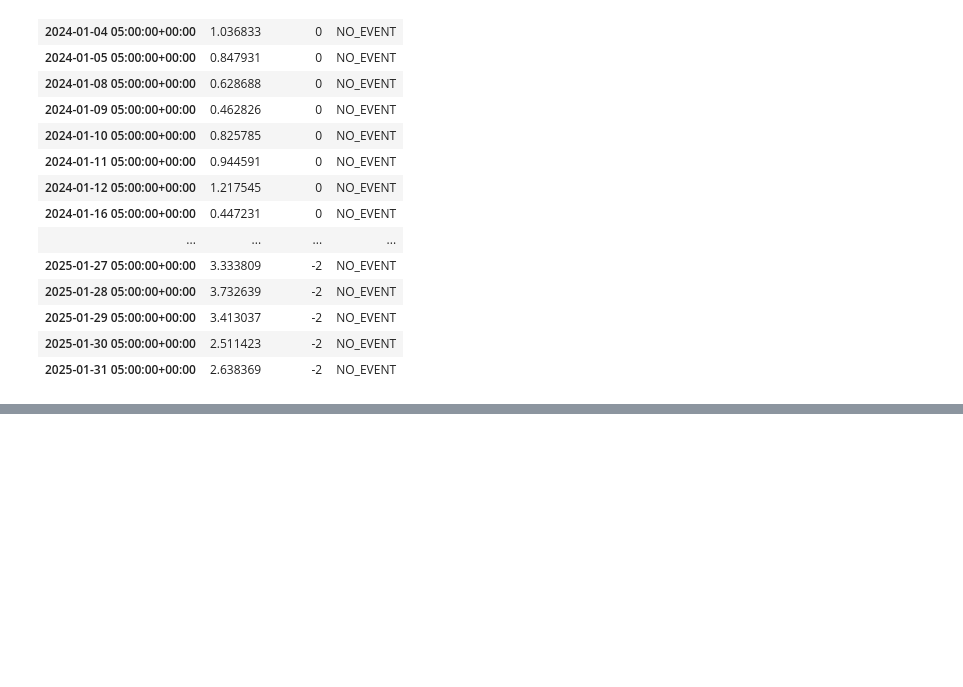
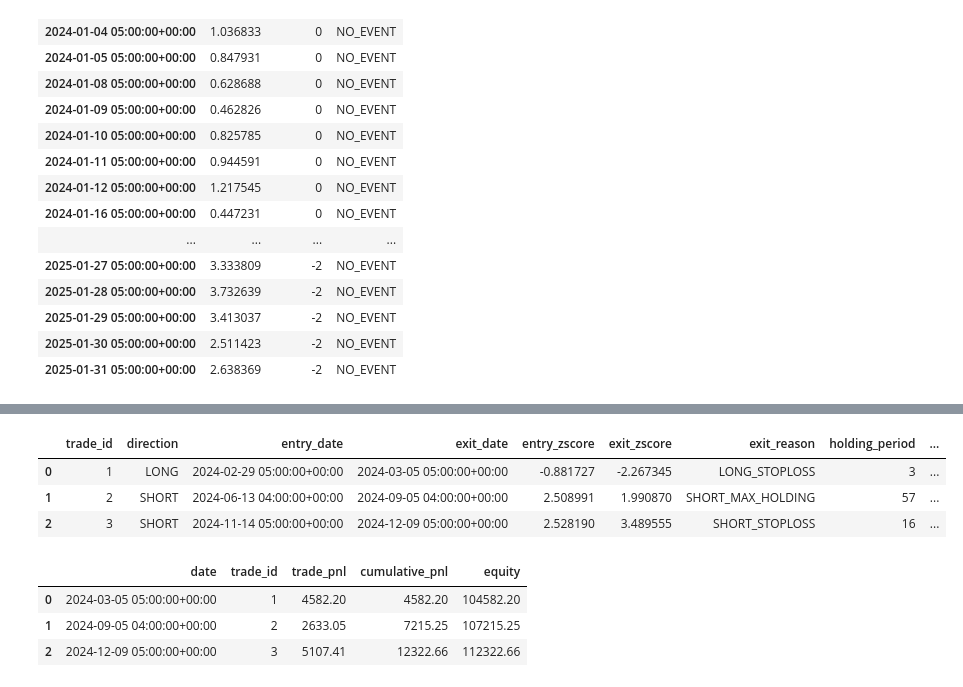
Before and after one commit to v-armaan/pairs-trading-bot, a Jupyter notebook: notebooks/05_signal_generation.ipynb, the cells around one changed output, grey strips where cells are left out. Cells and saved outputs as stored; diff of their text form; code cells hidden in the pictures; blank space fills up the shorter version.

Commit message:
single pair trades,pnl,equity_curve

```diff
--- a/notebooks/05_signal_generation.ipynb
+++ b/notebooks/05_signal_generation.ipynb
@@ -557,0 +697,47 @@ trade_df["exit_reason"]=np.nan
+# %%
+from math import floor
+initial_capital=100000
+pandl_all=[]
+for _,row in trade_df.iterrows():
+    entry_date=row["entry_date"]
+    exit_date=row["exit_date"]
+    direction=row["direction"]
+    entry_price_A=trading_data.loc[entry_date,"AMD"]
+    entry_price_B=trading_data.loc[entry_date,"MSFT"]
+    exit_price_A=trading_data.loc[exit_date,"AMD"]
+    exit_price_B=trading_data.loc[exit_date,"MSFT"]
+    shares_A=floor(initial_capital/(2*entry_price_A))
+    shares_B=floor(initial_capital/(2*entry_price_B))
+    if direction=="LONG":
+        pnl_A=shares_A*(exit_price_A-entry_price_A)
+        pnl_B=shares_B*(entry_price_B-exit_price_B)
+    elif direction=="SHORT":
+        pnl_A=shares_A*(entry_price_A-exit_price_A)
+        pnl_B=shares_B*(exit_price_B-entry_price_B)
+    total_pnl=pnl_A+pnl_B
+    trade_return=total_pnl/initial_capital
+    pandl_all.append(
+        {
+        "entry_price_A":entry_price_A,
+        "exit_price_A":exit_price_A,
+        "entry_price_B":entry_price_B,
+        "exit_price_B":exit_price_B,
+        "shares_A":shares_A,
+        "shares_B":shares_B,
+        "pnl_A":pnl_A,
+        "pnl_B":pnl_B,
+        "total_pnl":total_pnl,
+        "trade_return%":trade_return*100
+        }
+                     )
+pnl_df=pd.DataFrame(pandl_all)
+pnl_df=pd.concat([
+    trade_df,
+    pnl_df
+],axis=1)
+pnl_df
+# %% [output]
+|  | trade_id | direction | entry_date | exit_date | entry_zscore | exit_zscore | exit_reason | holding_period | ... |
+| 0 | 1 | LONG | 2024-02-29 05:00:00+00:00 | 2024-03-05 05:00:00+00:00 | -0.881727 | -2.267345 | LONG_STOPLOSS | 3 | ... |
+| 1 | 2 | SHORT | 2024-06-13 04:00:00+00:00 | 2024-09-05 04:00:00+00:00 | 2.508991 | 1.990870 | SHORT_MAX_HOLDING | 57 | ... |
+| 2 | 3 | SHORT | 2024-11-14 05:00:00+00:00 | 2024-12-09 05:00:00+00:00 | 2.528190 | 3.489555 | SHORT_STOPLOSS | 16 | ... |
@@ -557,0 +747,13 @@ trade_df["exit_reason"]=np.nan
+# %%
+from src.backtest.portfolio import build_equity_curve
+portfolio_df = build_equity_curve(
+    pnl_df,
+    initial_capital=100000
+)
+
+portfolio_df
+# %% [output]
+|  | date | trade_id | trade_pnl | cumulative_pnl | equity |
+| 0 | 2024-03-05 05:00:00+00:00 | 1 | 4582.20 | 4582.20 | 104582.20 |
+| 1 | 2024-09-05 04:00:00+00:00 | 2 | 2633.05 | 7215.25 | 107215.25 |
+| 2 | 2024-12-09 05:00:00+00:00 | 3 | 5107.41 | 12322.66 | 112322.66 |
```
Also changed, not shown: parts of 12 cells of this notebook, 3 other files.
